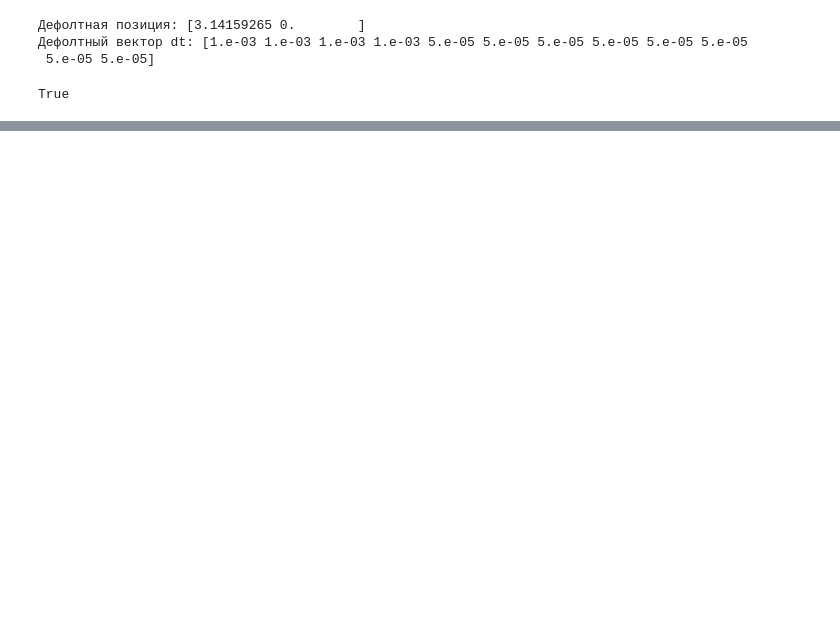
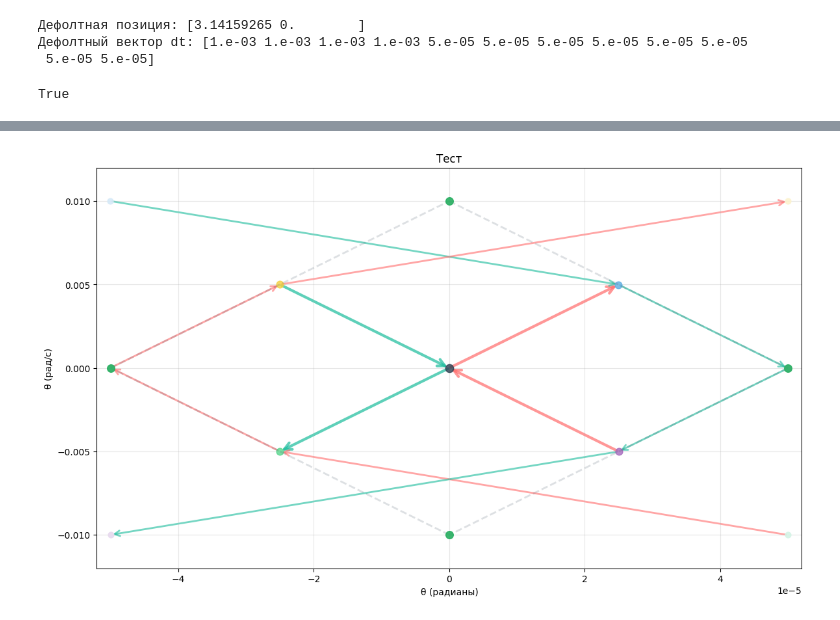
Before and after one commit to VladimirGunyavoy/tree_optimization, a Jupyter notebook: test_step1.ipynb, the cells around one changed output, grey strips where cells are left out. Saved outputs shown, nothing was run; the diff lists cells and outputs as text; code cells hidden in the pictures; blank space fills up the shorter version.

```diff
--- a/test_step1.ipynb
+++ b/test_step1.ipynb
@@ -144,3 +146,25 @@ visualize_spore_tree(tree_extreme, "Экстремальный тест (dt=0.2)
+# %%
+config_extreme = SporeTreeConfig(
+    initial_position=np.array([0, 0.0]),
+    dt_base=0.01,  # Очень большой шаг!
+    dt_grandchildren_factor=1,  # Внуки в 2 раза меньше
+    show_debug=False
+)
+
+
+# Создаем дерево
+tree_extreme = SporeTree(pendulum, config_extreme)
+
+# Создаем всю структуру
+children = tree_extreme.create_children(show=False)
+grandchildren = tree_extreme.create_grandchildren(show=False)
+tree_extreme.sort_and_pair_grandchildren()
+tree_extreme.calculate_mean_points()
+
+
+visualize_spore_tree(tree_extreme, "Тест")
+# %% [output]
+[figure, added]
 # %%
 # Отладочный тест для проверки что работает
 
```
Also changed, not shown: parts of 8 cells of this notebook, 2 other files.
